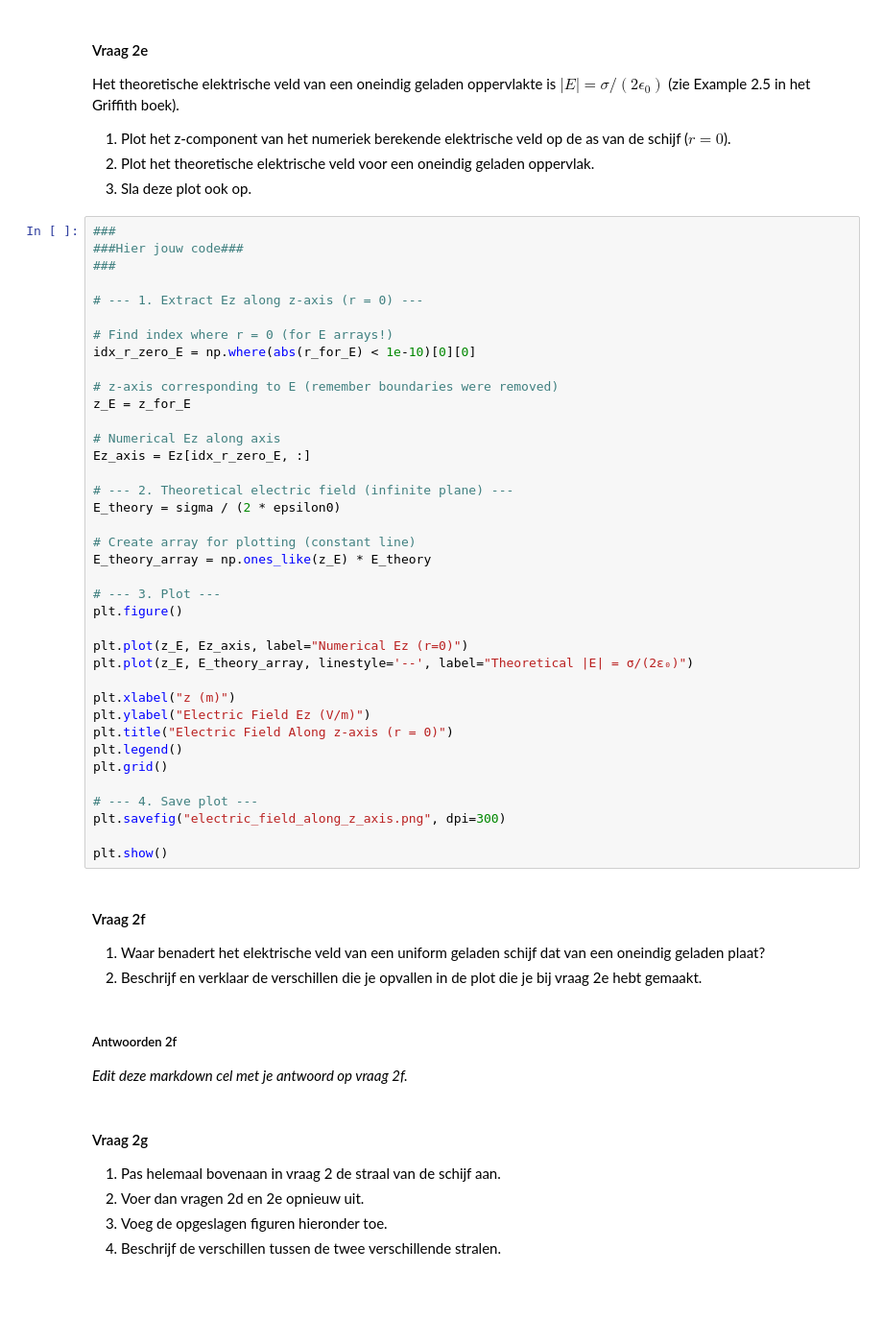
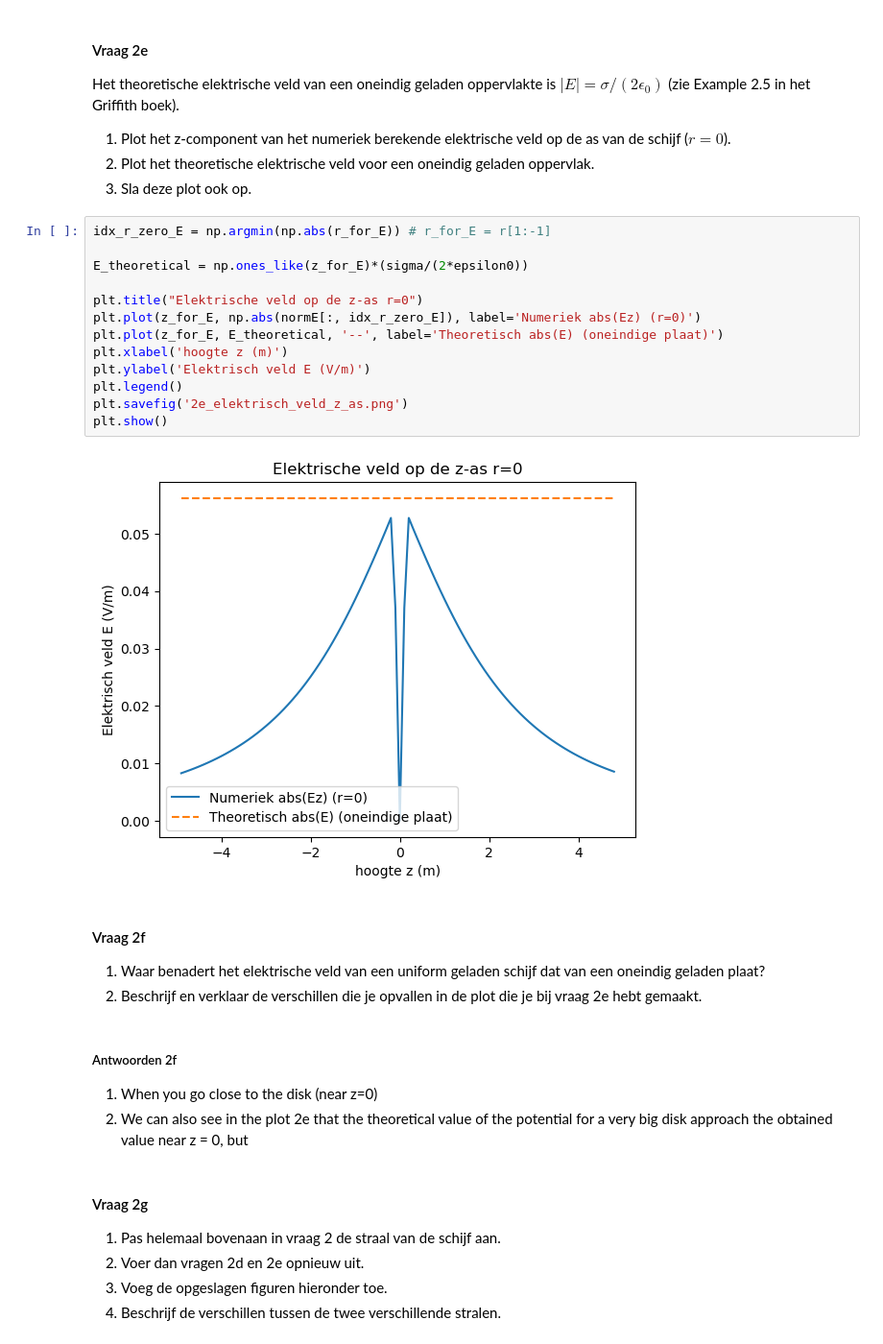
Before and after one commit to BrunoSchouten/Bruno-DEF, a Jupyter notebook: DigitaleOntwerpopdrachten/1CondensatorOpdracht/CondensatorOntwerpopdracht.ipynb, the cells around one changed output. Shown at 96% size. Cells and saved outputs as stored; diff of their text form; blank space fills up the shorter version.

```diff
--- a/DigitaleOntwerpopdrachten/1CondensatorOpdracht/CondensatorOntwerpopdracht.ipynb
+++ b/DigitaleOntwerpopdrachten/1CondensatorOpdracht/CondensatorOntwerpopdracht.ipynb
@@ -276,43 +236,20 @@ Het theoretische elektrische veld van een oneindig geladen oppervlakte is $|E| =
 2. Plot het theoretische elektrische veld voor een oneindig geladen oppervlak.
 3. Sla deze plot ook op.
 # %%
-###
-###Hier jouw code###
-###
+idx_r_zero_E = np.argmin(np.abs(r_for_E)) # r_for_E = r[1:-1]
 
-# --- 1. Extract Ez along z-axis (r = 0) ---
+E_theoretical = np.ones_like(z_for_E)*(sigma/(2*epsilon0))
 
-# Find index where r = 0 (for E arrays!)
-idx_r_zero_E = np.where(abs(r_for_E) < 1e-10)[0][0]
-
-# z-axis corresponding to E (remember boundaries were removed)
-z_E = z_for_E
-
-# Numerical Ez along axis
-Ez_axis = Ez[idx_r_zero_E, :]
-
-# --- 2. Theoretical electric field (infinite plane) ---
-E_theory = sigma / (2 * epsilon0)
-
-# Create array for plotting (constant line)
-E_theory_array = np.ones_like(z_E) * E_theory
-
-# --- 3. Plot ---
-plt.figure()
-
-plt.plot(z_E, Ez_axis, label="Numerical Ez (r=0)")
-plt.plot(z_E, E_theory_array, linestyle='--', label="Theoretical |E| = σ/(2ε₀)")
-
-plt.xlabel("z (m)")
-plt.ylabel("Electric Field Ez (V/m)")
-plt.title("Electric Field Along z-axis (r = 0)")
+plt.title("Elektrische veld op de z-as r=0")
+plt.plot(z_for_E, np.abs(normE[:, idx_r_zero_E]), label='Numeriek abs(Ez) (r=0)')
+plt.plot(z_for_E, E_theoretical, '--', label='Theoretisch abs(E) (oneindige plaat)')
+plt.xlabel('hoogte z (m)')
+plt.ylabel('Elektrisch veld E (V/m)')
 plt.legend()
-plt.grid()
-
-# --- 4. Save plot ---
-plt.savefig("electric_field_along_z_axis.png", dpi=300)
-
+plt.savefig('2e_elektrisch_veld_z_as.png')
 plt.show()
+# %% [output]
+[figure, added]
 # %% [markdown]
 #### Vraag 2f
 1. Waar benadert het elektrische veld van een uniform geladen schijf dat van een oneindig geladen plaat?
@@ -320,7 +257,8 @@ plt.show()
 # %% [markdown]
 ##### Antwoorden 2f
 
-*Edit deze markdown cel met je antwoord op vraag 2f.*
+1) When you go close to the disk (near z=0)
+2) We can also see in the plot 2e that the theoretical value of the potential for a very big disk approach the obtained value near z = 0, but
 # %% [markdown]
 #### Vraag 2g
 
```
Also changed, not shown: parts of 7 cells of this notebook, 3 other files.
